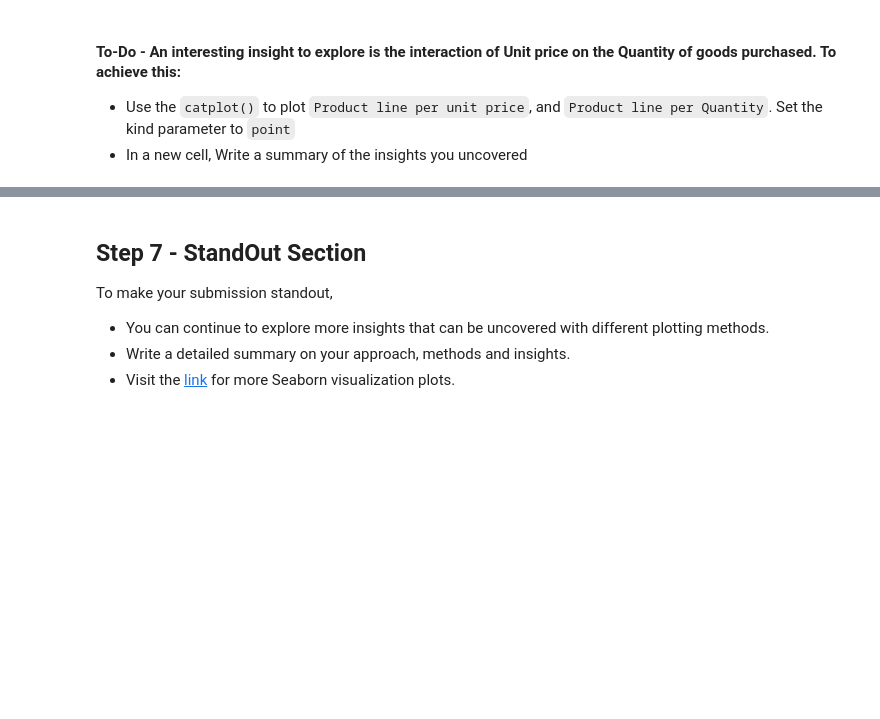
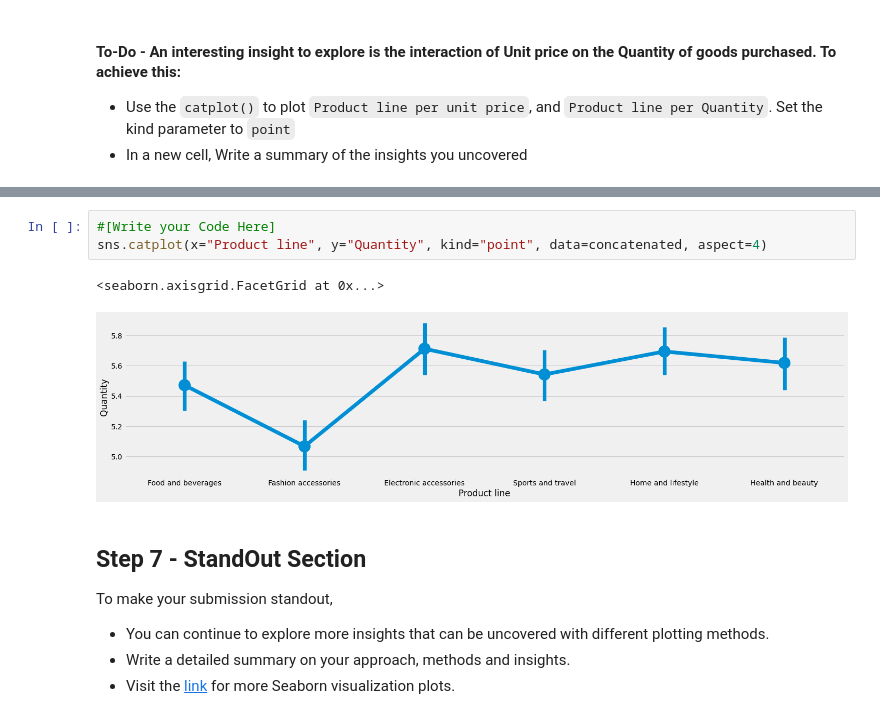
Before and after one commit to geoafrikana/supermarket-data-analysis, a Jupyter notebook: Starter_notebook.ipynb, the cells around one changed output, grey strips where cells are left out. Drawn from its saved outputs; the diff is of its cells as text; blank space fills up the shorter version.

```diff
--- a/Starter_notebook.ipynb
+++ b/Starter_notebook.ipynb
@@ -502,3 +511,9 @@ sns.catplot(x="Product line", y="Quantity", hue="Gender", data=concatenated, asp
+# %%
+#[Write your Code Here]
+sns.catplot(x="Product line", y="Quantity", kind="point", data=concatenated, aspect=4)
+# %% [output]
+<seaborn.axisgrid.FacetGrid at 0x...>
+[figure, added]
 # %% [markdown]
 ## Step 7 - StandOut Section
 To make your submission standout,
```
Also changed, not shown: parts of 29 cells of this notebook, 2 other files.
